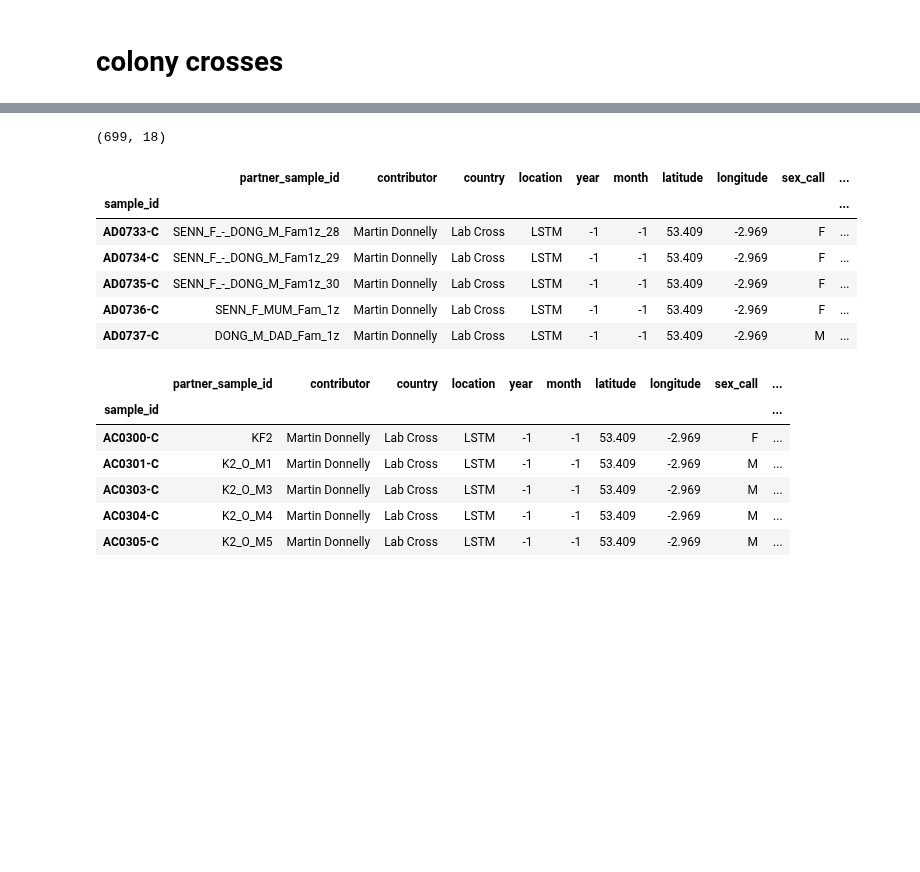
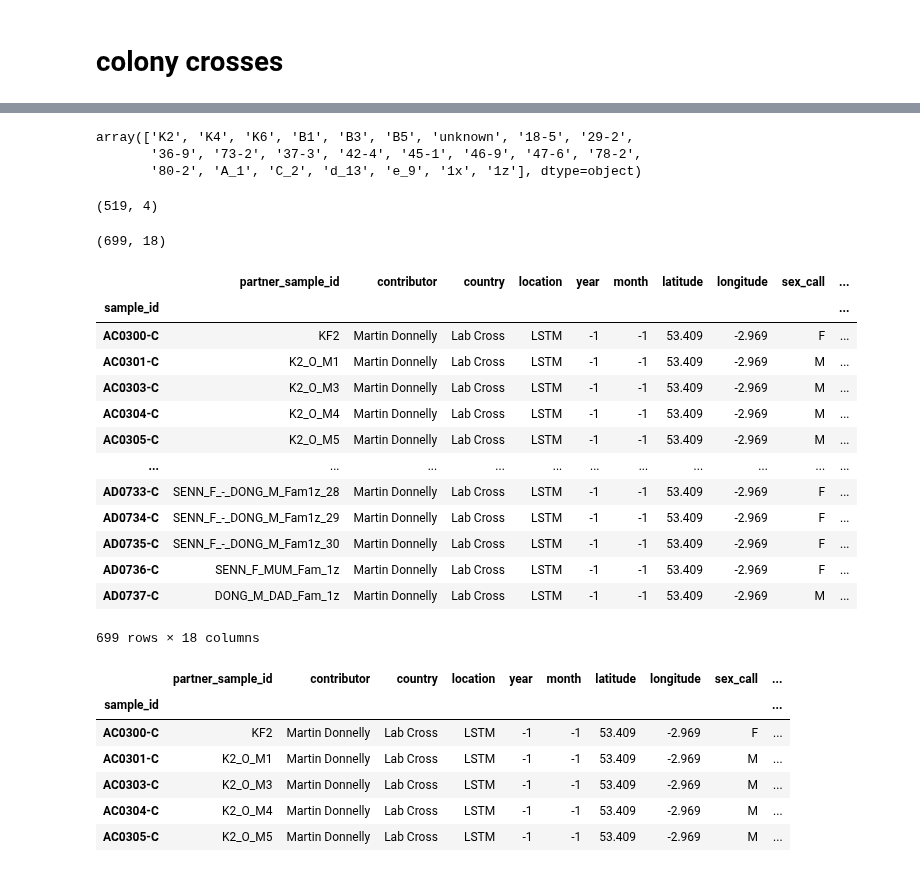
Before and after one commit to malariagen/ag1000g-phase3-data-paper, a Jupyter notebook: notebooks/ag1000g_phase3_population_sampling_stats.ipynb, the cells around one changed output, grey strips where cells are left out. Saved outputs shown, nothing was run; the diff lists cells and outputs as text; code cells hidden in the pictures; blank space fills up the shorter version.

```diff
--- a/notebooks/ag1000g_phase3_population_sampling_stats.ipynb
+++ b/notebooks/ag1000g_phase3_population_sampling_stats.ipynb
@@ -258,3 +276,13 @@ Cote d'Ivoire 71 80
+# %%
+df.cross_id.unique()
+# %% [output]
+array(['K2', 'K4', 'K6', 'B1', 'B3', 'B5', 'unknown', '18-5', '29-2',
+       '36-9', '73-2', '37-3', '42-4', '45-1', '46-9', '47-6', '78-2',
+       '80-2', 'A_1', 'C_2', 'd_13', 'e_9', '1x', '1z'], dtype=object)
+# %%
+df.shape
+# %% [output]
+(519, 4)
 # %%
 #bucket meta data - no colony info
 X_df = v3_release.load_sample_set_metadata('AG1000G-X')
@@ -268,13 +292,20 @@ X_df.shape
 # %%
-X_df.tail()
+X_df
 # %% [output]
 |  | partner_sample_id | contributor | country | location | year | month | latitude | longitude | sex_call | ... |
 | sample_id |  |  |  |  |  |  |  |  |  | ... |
+| AC0300-C | KF2 | Martin Donnelly | Lab Cross | LSTM | -1 | -1 | 53.409 | -2.969 | F | ... |
+| AC0301-C | K2_O_M1 | Martin Donnelly | Lab Cross | LSTM | -1 | -1 | 53.409 | -2.969 | M | ... |
+| AC0303-C | K2_O_M3 | Martin Donnelly | Lab Cross | LSTM | -1 | -1 | 53.409 | -2.969 | M | ... |
+| AC0304-C | K2_O_M4 | Martin Donnelly | Lab Cross | LSTM | -1 | -1 | 53.409 | -2.969 | M | ... |
+| AC0305-C | K2_O_M5 | Martin Donnelly | Lab Cross | LSTM | -1 | -1 | 53.409 | -2.969 | M | ... |
+| ... | ... | ... | ... | ... | ... | ... | ... | ... | ... | ... |
 | AD0733-C | SENN_F_-_DONG_M_Fam1z_28 | Martin Donnelly | Lab Cross | LSTM | -1 | -1 | 53.409 | -2.969 | F | ... |
 | AD0734-C | SENN_F_-_DONG_M_Fam1z_29 | Martin Donnelly | Lab Cross | LSTM | -1 | -1 | 53.409 | -2.969 | F | ... |
 | AD0735-C | SENN_F_-_DONG_M_Fam1z_30 | Martin Donnelly | Lab Cross | LSTM | -1 | -1 | 53.409 | -2.969 | F | ... |
 | AD0736-C | SENN_F_MUM_Fam_1z | Martin Donnelly | Lab Cross | LSTM | -1 | -1 | 53.409 | -2.969 | F | ... |
 | AD0737-C | DONG_M_DAD_Fam_1z | Martin Donnelly | Lab Cross | LSTM | -1 | -1 | 53.409 | -2.969 | M | ... |
+699 rows × 18 columns
 # %%
 X_df.head()
 # %% [output]
```
Also changed, not shown: parts of 4 cells of this notebook.
